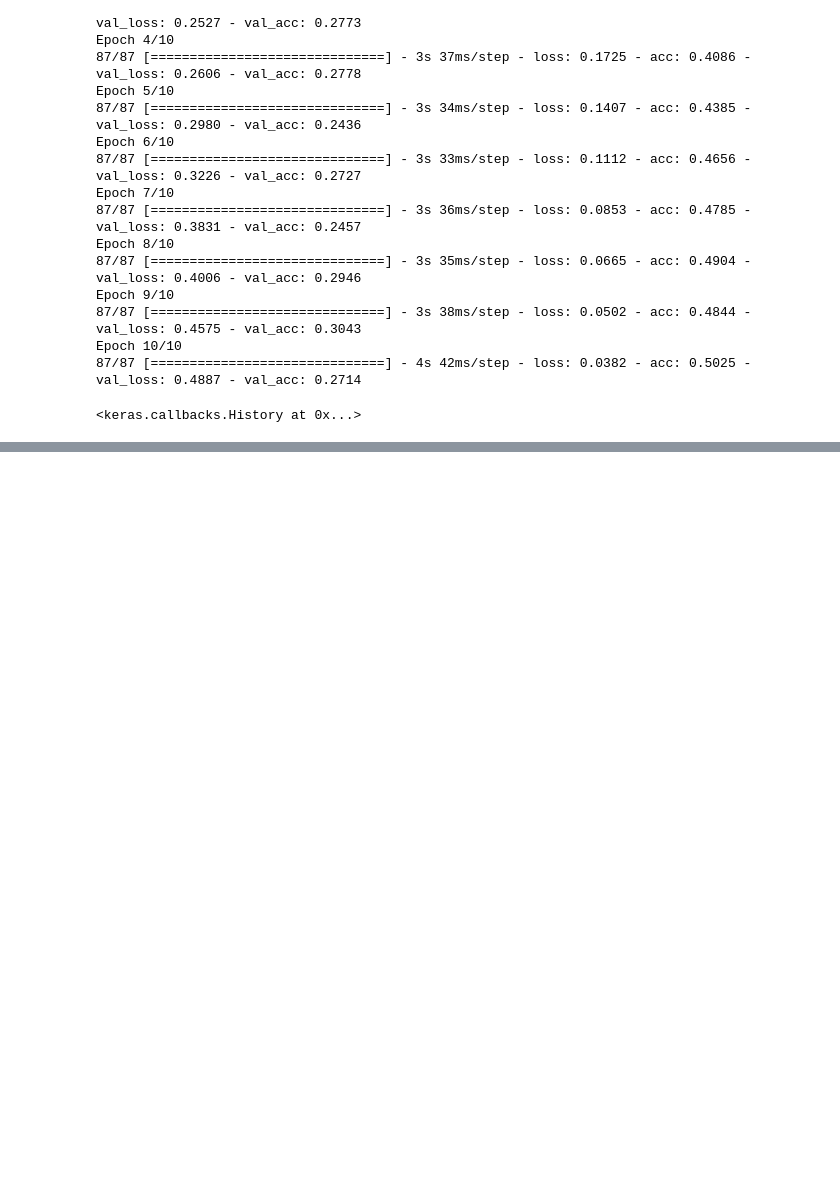
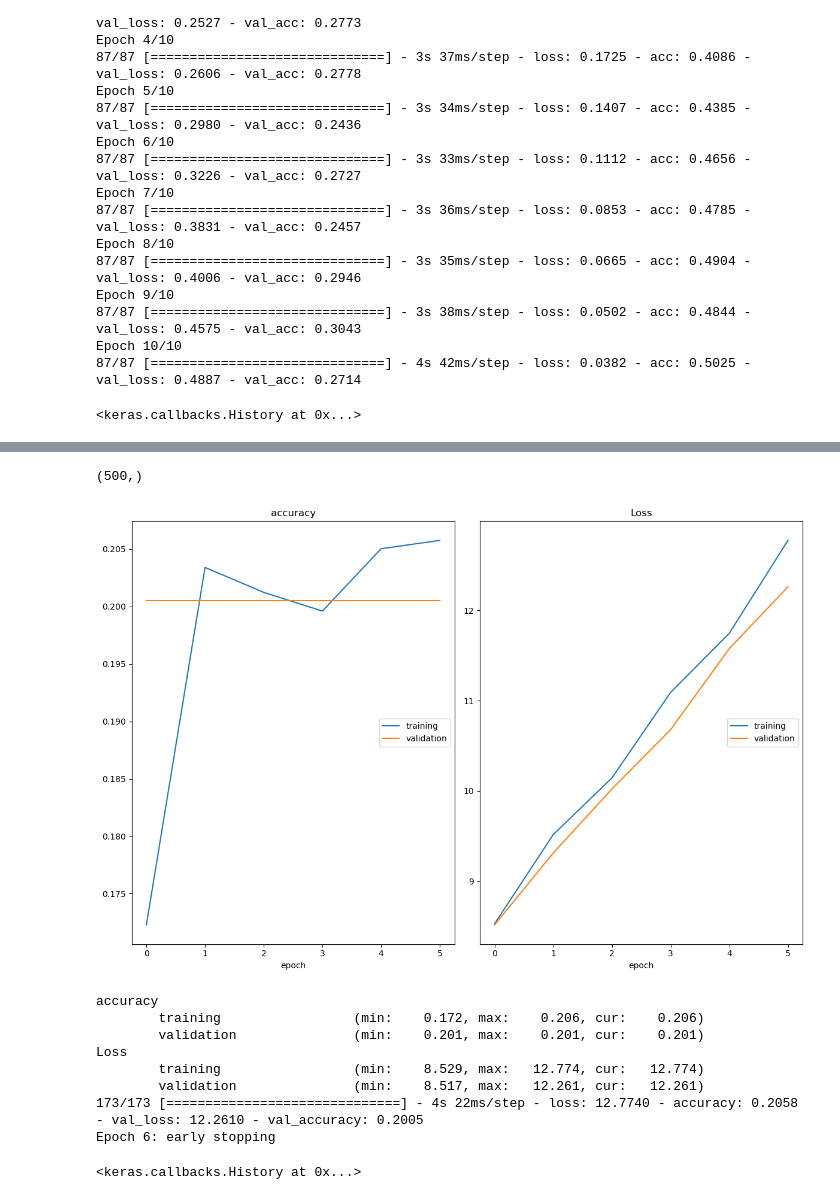
Before and after one commit to elwam/MIAD_ML_NL_TEAM, a Jupyter notebook: Proyecto_2_Prueba_2.ipynb, the cells around one changed output, grey strips where cells are left out. Saved outputs shown, nothing was run; the diff lists cells and outputs as text; code cells hidden in the pictures; blank space fills up the shorter version.

```diff
--- a/Proyecto_2_Prueba_2.ipynb
+++ b/Proyecto_2_Prueba_2.ipynb
@@ -407,0 +425,4 @@ KeyboardInterrupt:
+# %%
+# Carga de datos de archivo .csv
+dataTraining = pd.read_csv('https://github.com/albahnsen/MIAD_ML_and_NLP/raw/main/datasets/dataTraining.zip', encoding='UTF-8', index_col=0)
+dataTesting = pd.read_csv('https://github.com/albahnsen/MIAD_ML_and_NLP/raw/main/datasets/dataTesting.zip', encoding='UTF-8', index_col=0)
@@ -407,0 +528,18 @@ KeyboardInterrupt:
+# %%
+#Procesamiento de datos 3
+
+from sklearn.feature_extraction.text import CountVectorizer, TfidfTransformer
+from keras.models import Sequential
+from keras.layers import Dense
+from sklearn.model_selection import train_test_split
+
+# Preprocesamiento de texto y transformación con TF-IDF
+tfidf_transformer = TfidfTransformer(use_idf=True, smooth_idf=True, sublinear_tf=False)
+vect = CountVectorizer(stop_words='english', ngram_range=(1, 2),max_features=200)
+X_dtm_1 = vect.fit_transform(dataTraining['plot'])
+X_dtm = tfidf_transformer.fit_transform(X_dtm_1)
+
+X = X_dtm.toarray()
+
+
+x_train, x_test, y_train, y_test = train_test_split(X, labels, test_size=0.3, random_state=4)
@@ -407,0 +663,37 @@ KeyboardInterrupt:
+# %%
+# Otra Red
+
+from keras.models import Sequential
+from keras.layers import Flatten, Dense, Softmax, Dropout
+
+model = Sequential()
+model.add(Dense(256, input_shape = x_train[0].shape, activation = 'relu'))
+model.add(Dense(128, activation = 'relu'))
+model.add(Dense(128, activation = 'sigmoid'))
+model.add(Dense(128, activation = 'relu'))
+model.add(Dense(128, activation = 'sigmoid'))
+model.add(Dropout(0.2))
+model.add(Dense(24, activation='sigmoid'))
+
+model.compile(optimizer = 'adam',
+              loss=CategoricalCrossentropy(),
+              metrics=['accuracy'])
+# %%
+X[0].shape
+# %% [output]
+(500,)
+# %%
+#history = model.fit(features, y_train, validation_data = (features_test, y_test), epochs = 50)
+
+model.fit(x_train, y_train, validation_data=(x_test, y_test), epochs=50,callbacks=[early_stop, PlotLossesKeras()])
+# %% [output]
+[figure, added]
+accuracy
+        training                 (min:    0.172, max:    0.206, cur:    0.206)
+        validation               (min:    0.201, max:    0.201, cur:    0.201)
+Loss
+        training                 (min:    8.529, max:   12.774, cur:   12.774)
+        validation               (min:    8.517, max:   12.261, cur:   12.261)
+173/173 [==============================] - 4s 22ms/step - loss: 12.7740 - accuracy: 0.2058 - val_loss: 12.2610 - val_accuracy: 0.2005
+Epoch 6: early stopping
+<keras.callbacks.History at 0x...>
```
Also changed, not shown: parts of 41 cells of this notebook.
